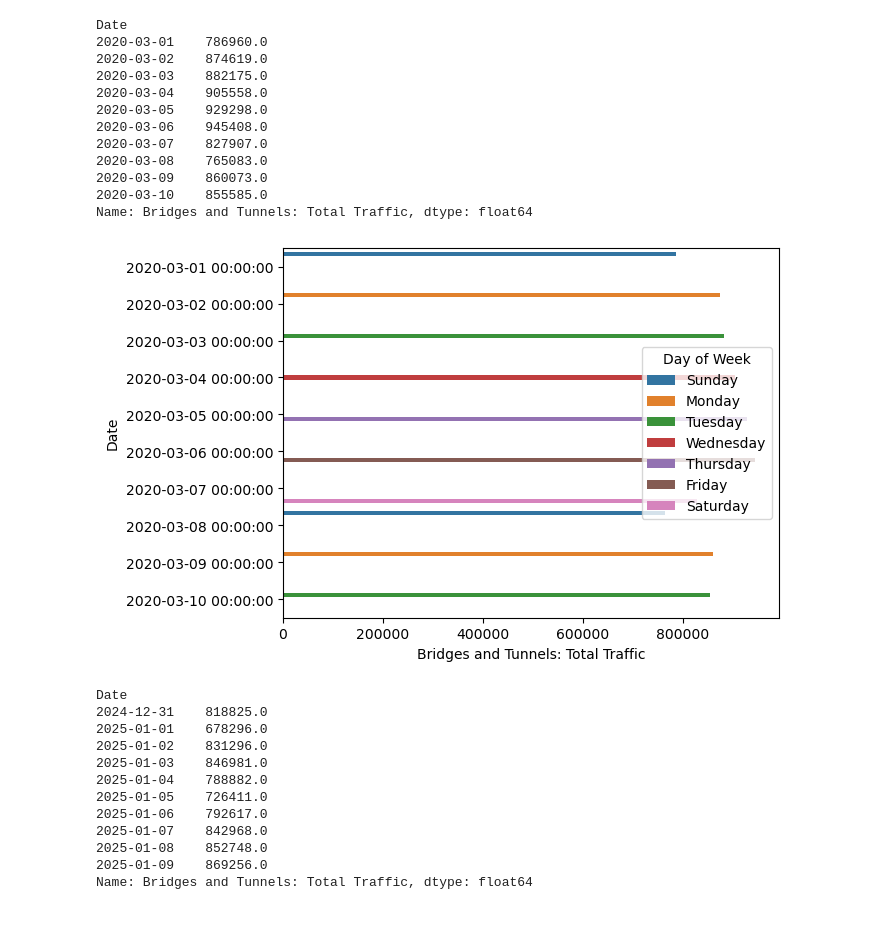
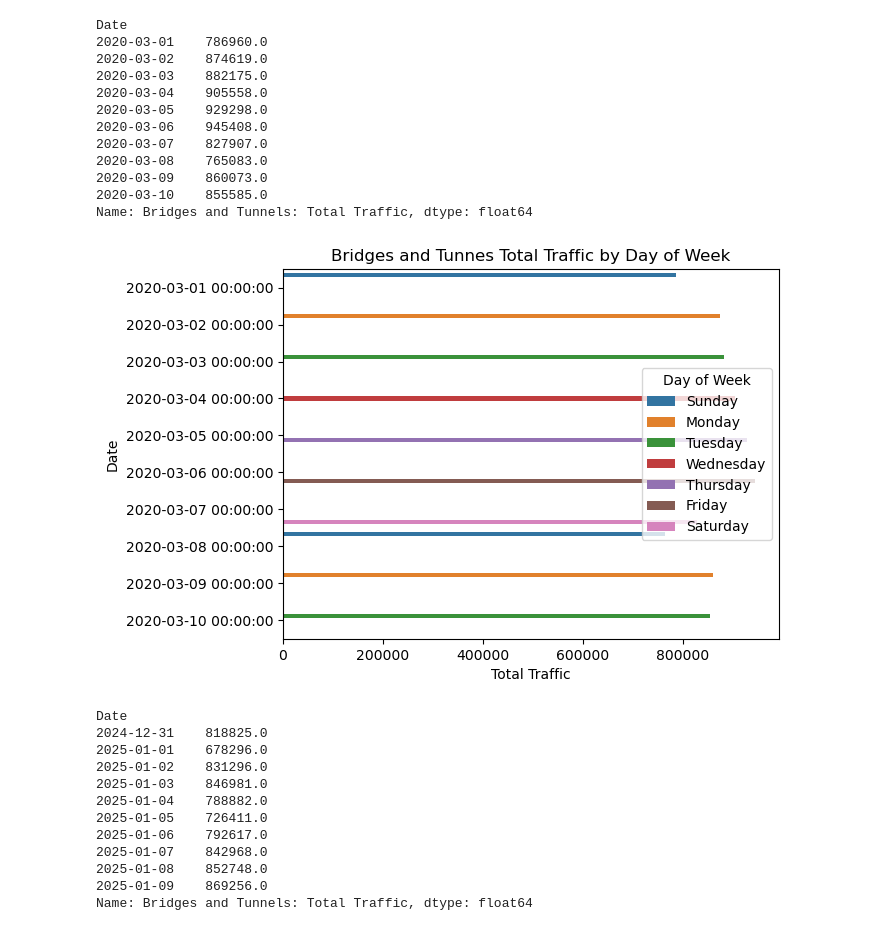
Before and after one commit to alishanstyles/MTA-Daily-Ridership, a Jupyter notebook: Untitled.ipynb, the cells around one changed output. Cells and saved outputs as stored; diff of their text form; code cells hidden in the pictures.

Commit message:
cleaning up visualizations

```diff
--- a/Untitled.ipynb
+++ b/Untitled.ipynb
@@ -768,10 +768,14 @@ Name: Bridges and Tunnels: Total Traffic, dtype: float64
 # %%
 sns.barplot(data = first_ten,
             x = 'Bridges and Tunnels: Total Traffic',
             y = 'Date',
-            hue = 'Day of Week');
+            hue = 'Day of Week')
+plt.title('Bridges and Tunnes Total Traffic by Day of Week')
+plt.xlabel('Total Traffic')
+plt.ylabel('Date')
+plt.savefig('barplot11')
 # %% [output]
-[figure, old version]
+[figure, new version]
 # %%
 last_ten.groupby('Date')['Bridges and Tunnels: Total Traffic'].mean()
 # %% [output]
```
Also changed, not shown: parts of 3 cells of this notebook, 4 other files.
